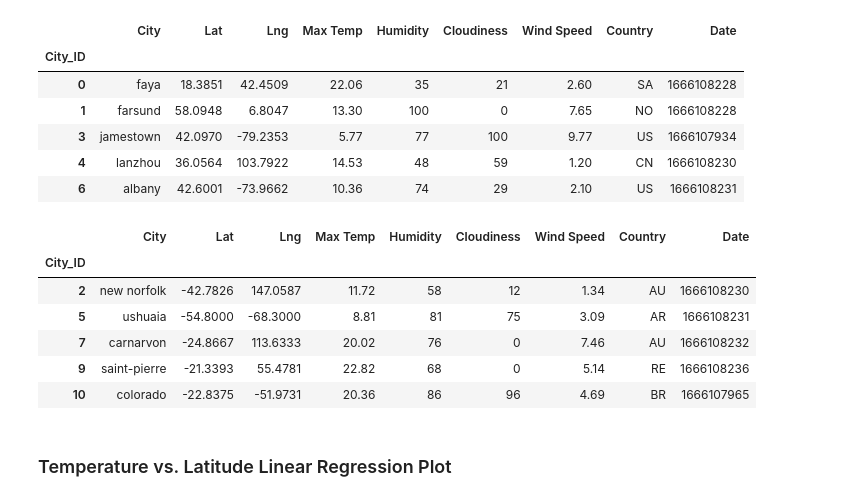
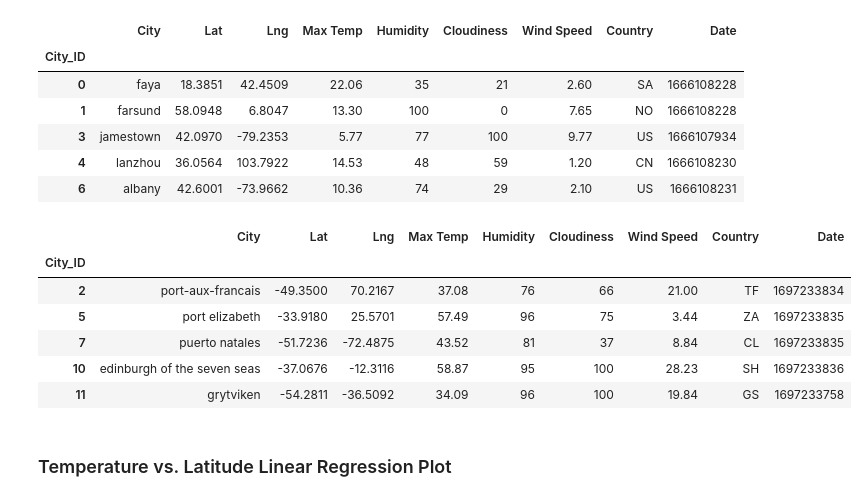
Before and after one commit to rabellan/python-api-challenge, a Jupyter notebook: WeatherPy/WeatherPy.ipynb, the cells around one changed output. Saved outputs shown, nothing was run; the diff lists cells and outputs as text; code cells hidden in the pictures.

```diff
--- a/WeatherPy/WeatherPy.ipynb
+++ b/WeatherPy/WeatherPy.ipynb
@@ -329,17 +340,17 @@ northern_hemi_df.head()
 | 6 | albany | 42.6001 | -73.9662 | 10.36 | 74 | 29 | 2.10 | US | 1666108231 |
 # %%
 # Create a DataFrame with the Southern Hemisphere data (Latitude < 0)
-# YOUR CODE HERE
+southern_hemi_df = city_data_df.loc[city_data_df['Lat'] < 0]
 
 # Display sample data
 southern_hemi_df.head()
 # %% [output]
 |  | City | Lat | Lng | Max Temp | Humidity | Cloudiness | Wind Speed | Country | Date |
 | City_ID |  |  |  |  |  |  |  |  |  |
-| 2 | new norfolk | -42.7826 | 147.0587 | 11.72 | 58 | 12 | 1.34 | AU | 1666108230 |
-| 5 | ushuaia | -54.8000 | -68.3000 | 8.81 | 81 | 75 | 3.09 | AR | 1666108231 |
-| 7 | carnarvon | -24.8667 | 113.6333 | 20.02 | 76 | 0 | 7.46 | AU | 1666108232 |
-| 9 | saint-pierre | -21.3393 | 55.4781 | 22.82 | 68 | 0 | 5.14 | RE | 1666108236 |
-| 10 | colorado | -22.8375 | -51.9731 | 20.36 | 86 | 96 | 4.69 | BR | 1666107965 |
+| 2 | port-aux-francais | -49.3500 | 70.2167 | 37.08 | 76 | 66 | 21.00 | TF | 1697233834 |
+| 5 | port elizabeth | -33.9180 | 25.5701 | 57.49 | 96 | 75 | 3.44 | ZA | 1697233835 |
+| 7 | puerto natales | -51.7236 | -72.4875 | 43.52 | 81 | 37 | 8.84 | CL | 1697233835 |
+| 10 | edinburgh of the seven seas | -37.0676 | -12.3116 | 58.87 | 95 | 100 | 28.23 | SH | 1697233836 |
+| 11 | grytviken | -54.2811 | -36.5092 | 34.09 | 96 | 100 | 19.84 | GS | 1697233758 |
 # %% [markdown]
 ###  Temperature vs. Latitude Linear Regression Plot
```
Also changed, not shown: parts of 5 cells of this notebook, 1 other file.
